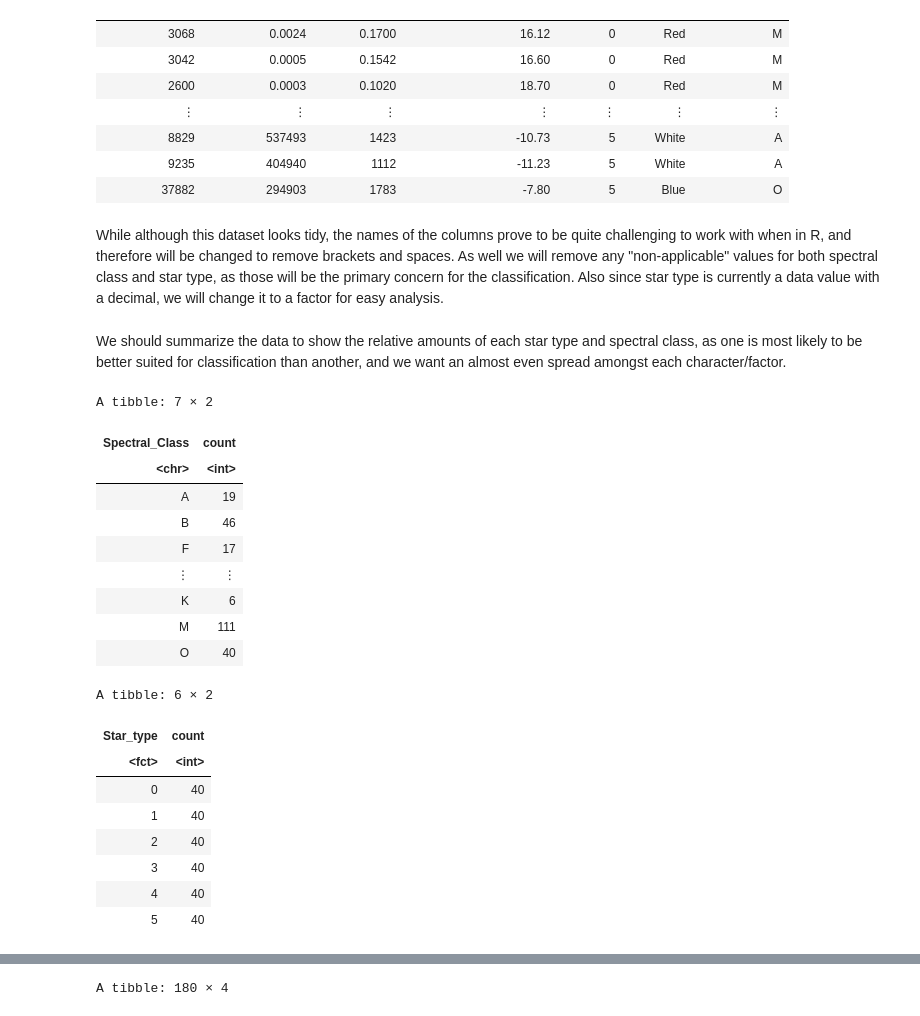
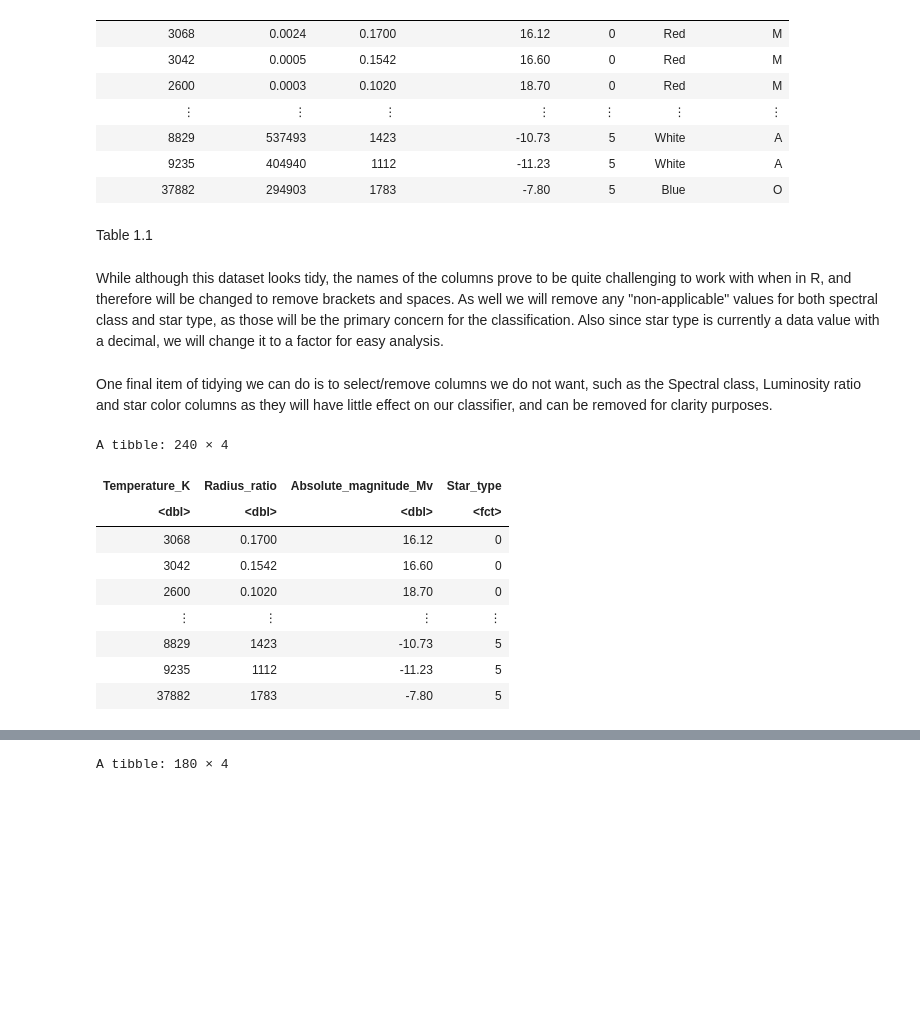
Before and after one commit to zackpeachell/DSCI_100_008_05_project, a Jupyter notebook: GROUP_PROJECT.ipynb, the cells around one changed output, grey strips where cells are left out. Cells and saved outputs as stored; diff of their text form; code cells hidden in the pictures; blank space fills up the shorter version.

```diff
--- a/GROUP_PROJECT.ipynb
+++ b/GROUP_PROJECT.ipynb
@@ -59,6 +59,8 @@ A spec_tbl_df: 240 × 7
 | 8829 | 537493 | 1423 | -10.73 | 5 | White | A |
 | 9235 | 404940 | 1112 | -11.23 | 5 | White | A |
 | 37882 | 294903 | 1783 | -7.80 | 5 | Blue | O |
+# %% [markdown]
+Table 1.1
 # %% [markdown]
 While although this dataset looks tidy, the names of the columns prove to be quite challenging to work with when in R, and therefore will be changed to remove brackets and spaces. As well we will remove any "non-applicable" values for both spectral class and star type, as those will be the primary concern for the classification. Also since star type is currently a data value with a decimal, we will change it to a factor for easy analysis.
 # %%
@@ -76,36 +78,20 @@ name_star <- read_star|>
                 filter(Star_type != "NA")|>
                 mutate(Star_type = as_factor(Star_type))
 # %% [markdown]
-We should summarize the data to show the relative amounts of each star type and spectral class, as one is most likely to be better suited for classification than another, and we want an almost even spread amongst each character/factor.
+One final item of tidying we can do is to select/remove columns we do not want, such as the Spectral class, Luminosity ratio and star color columns as they will have little effect on our classifier, and can be removed for clarity purposes.
 # %%
 set.seed(9999)
-star_spectral_count <- name_star|>
-                group_by(Spectral_Class)|>
-                summarize(count = n())
-star_spectral_count
-
-star_type_count <- name_star|>
-                    group_by(Star_type)|>
-                    summarize(count = n())
-
-star_type_count
+select_star <- name_star|>
+                select(-Spectral_Class, -Luminosity_ratio, -Star_color)
+select_star
 # %% [output]
-A tibble: 7 × 2
+A tibble: 240 × 4
-| Spectral_Class | count |
-| <chr> | <int> |
-| A | 19 |
-| B | 46 |
-| F | 17 |
-| ⋮ | ⋮ |
-| K | 6 |
-| M | 111 |
-| O | 40 |
+| Temperature_K | Radius_ratio | Absolute_magnitude_Mv | Star_type |
+| <dbl> | <dbl> | <dbl> | <fct> |
+| 3068 | 0.1700 | 16.12 | 0 |
+| 3042 | 0.1542 | 16.60 | 0 |
+| 2600 | 0.1020 | 18.70 | 0 |
+| ⋮ | ⋮ | ⋮ | ⋮ |
+| 8829 | 1423 | -10.73 | 5 |
+| 9235 | 1112 | -11.23 | 5 |
+| 37882 | 1783 | -7.80 | 5 |
-A tibble: 6 × 2
-| Star_type | count |
-| <fct> | <int> |
-| 0 | 40 |
-| 1 | 40 |
-| 2 | 40 |
-| 3 | 40 |
-| 4 | 40 |
-| 5 | 40 |
```
Also changed, not shown: parts of 20 cells of this notebook.
